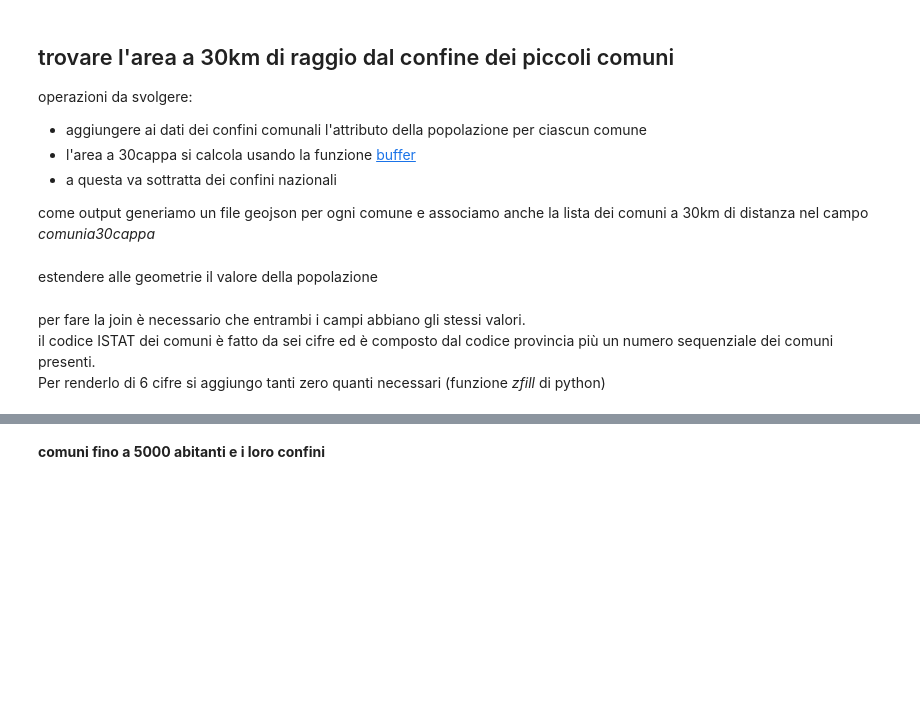
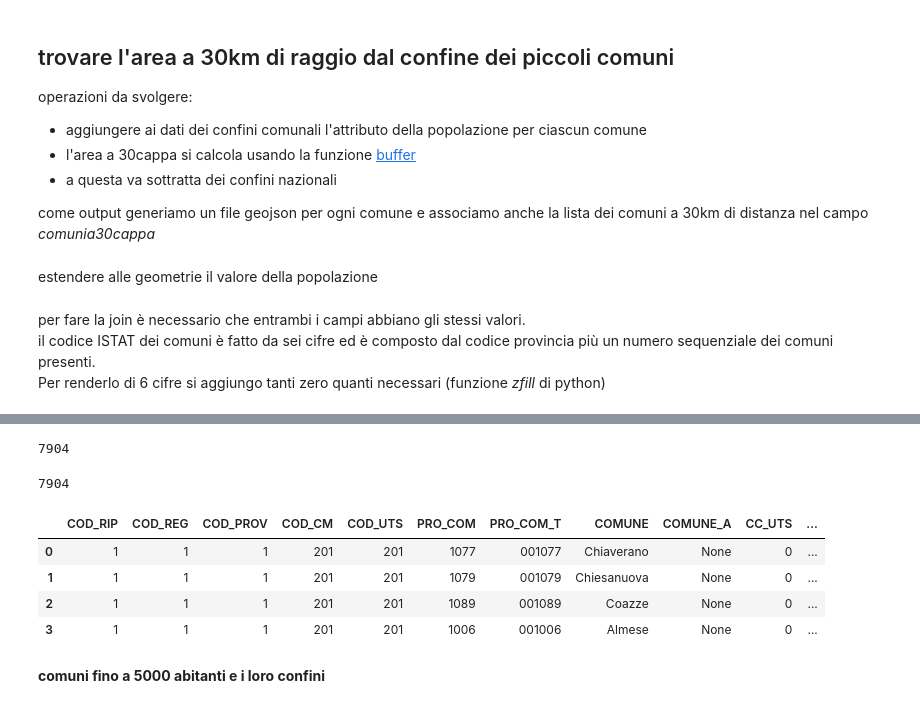
Before and after one commit to ondata/30cappa, a Jupyter notebook: script/conpython/30cappa.ipynb, the cells around one changed output, grey strips where cells are left out. Cells and saved outputs as stored; diff of their text form; code cells hidden in the pictures; blank space fills up the shorter version.

Commit message:
update table website

```diff
--- a/script/conpython/30cappa.ipynb
+++ b/script/conpython/30cappa.ipynb
@@ -171,5 +244,5 @@ per calcolare il totale della popolazione è necessario sommare *Totale Femmine*
 # %%
-comuni_popolazione['POPOLAZIONE'] = comuni_popolazione.loc[:, ('Totale Femmine', 'Totale Maschi')].sum(axis=1)
+comuni_popolazione['POPOLAZIONE'] = comuni_popolazione.apply(lambda row: totalepopolazione(row['Totale Femmine'], row['Totale Maschi']), axis=1)
 # %% [markdown]
 dalla tabella creata prendiamo solo le colonne utili
 # %%
@@ -232,16 +305,19 @@ fusioni = []
 nuovo = {}
 nuovo['COMUNE'] = 'NOVELLA'
 nuovo['PRO_COM_T'] = '022253'
+# Cloz, Revò, Cagnò, Brez, Romallo
 excomuni=['022063','022152','022030','022027','022154']
 nuovo['excomuni']=excomuni
 fusioni.append(nuovo)
 nuovo = {'COMUNE':"BORGO D'ANAUNIA"}
 nuovo['PRO_COM_T'] = '022252'
-excomuni=['022046','022088','022027']
+# Castelfondo, Fondo, Malosco
+excomuni=['022046','022088','022111']
 nuovo['excomuni']=excomuni
 fusioni.append(nuovo)
 nuovo = {'COMUNE':"VILLE DI FIEMME"}
 nuovo['PRO_COM_T'] = '022254'
+# Carano, Daiano, Malosco
 excomuni=['022041','022070','022211']
 nuovo['excomuni']=excomuni
 fusioni.append(nuovo)
@@ -282,3 +358,7 @@ See the caveats in the documentation: https://pandas.pydata.org/pandas-docs/stab
+# %%
+excomuni = ['097085','022080','022063','022152','022030','022027','022154','022046','022088','022111','022041','022070','022211']
+# %%
+comuni_popolazione =comuni_popolazione[~comuni_popolazione.PRO_COM_T.isin(excomuni)]
 # %% [markdown]
 **elenco dei 'piccoli Comuni'**
 
@@ -346,5 +420,21 @@ See the caveats in the documentation: https://pandas.pydata.org/pandas-docs/stab
+# %%
+len(comuni_popolazione_tojoin.PRO_COM_T)
+# %% [output]
+7904
 # %%
 geo_comuni_popolazione = limiti_comuni.merge(comuni_popolazione_tojoin,on='PRO_COM_T')
+# %%
+len(geo_comuni_popolazione.PRO_COM_T)
+# %% [output]
+7904
+# %%
+geo_comuni_popolazione.head(4)
+# %% [output]
+|  | COD_RIP | COD_REG | COD_PROV | COD_CM | COD_UTS | PRO_COM | PRO_COM_T | COMUNE | COMUNE_A | CC_UTS | ... |
+| 0 | 1 | 1 | 1 | 201 | 201 | 1077 | 001077 | Chiaverano | None | 0 | ... |
+| 1 | 1 | 1 | 1 | 201 | 201 | 1079 | 001079 | Chiesanuova | None | 0 | ... |
+| 2 | 1 | 1 | 1 | 201 | 201 | 1089 | 001089 | Coazze | None | 0 | ... |
+| 3 | 1 | 1 | 1 | 201 | 201 | 1006 | 001006 | Almese | None | 0 | ... |
 # %% [markdown]
 **comuni fino a 5000 abitanti e i loro confini**
 # %%
```
Also changed, not shown: parts of 31 cells of this notebook, 3 other files.
